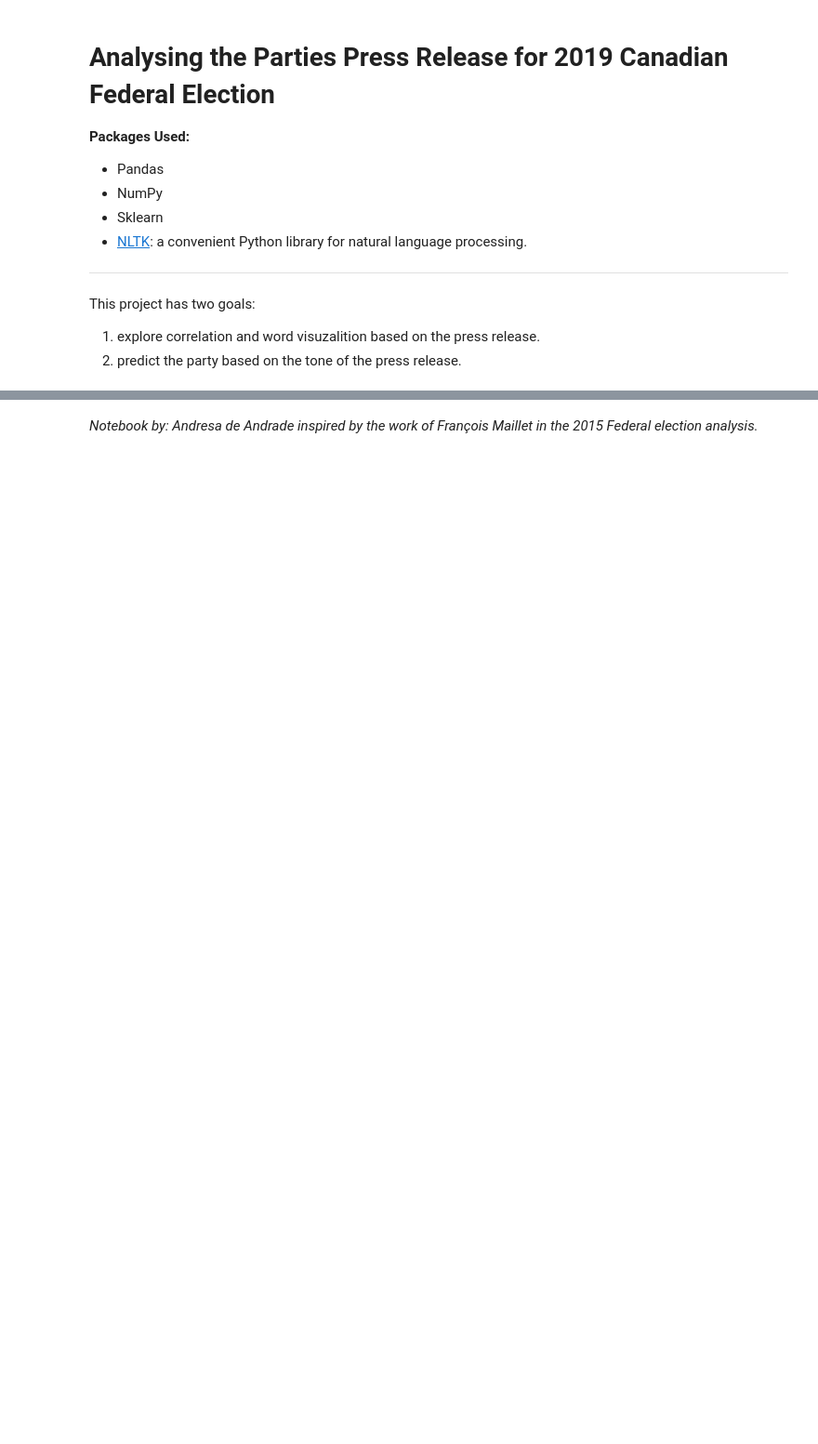
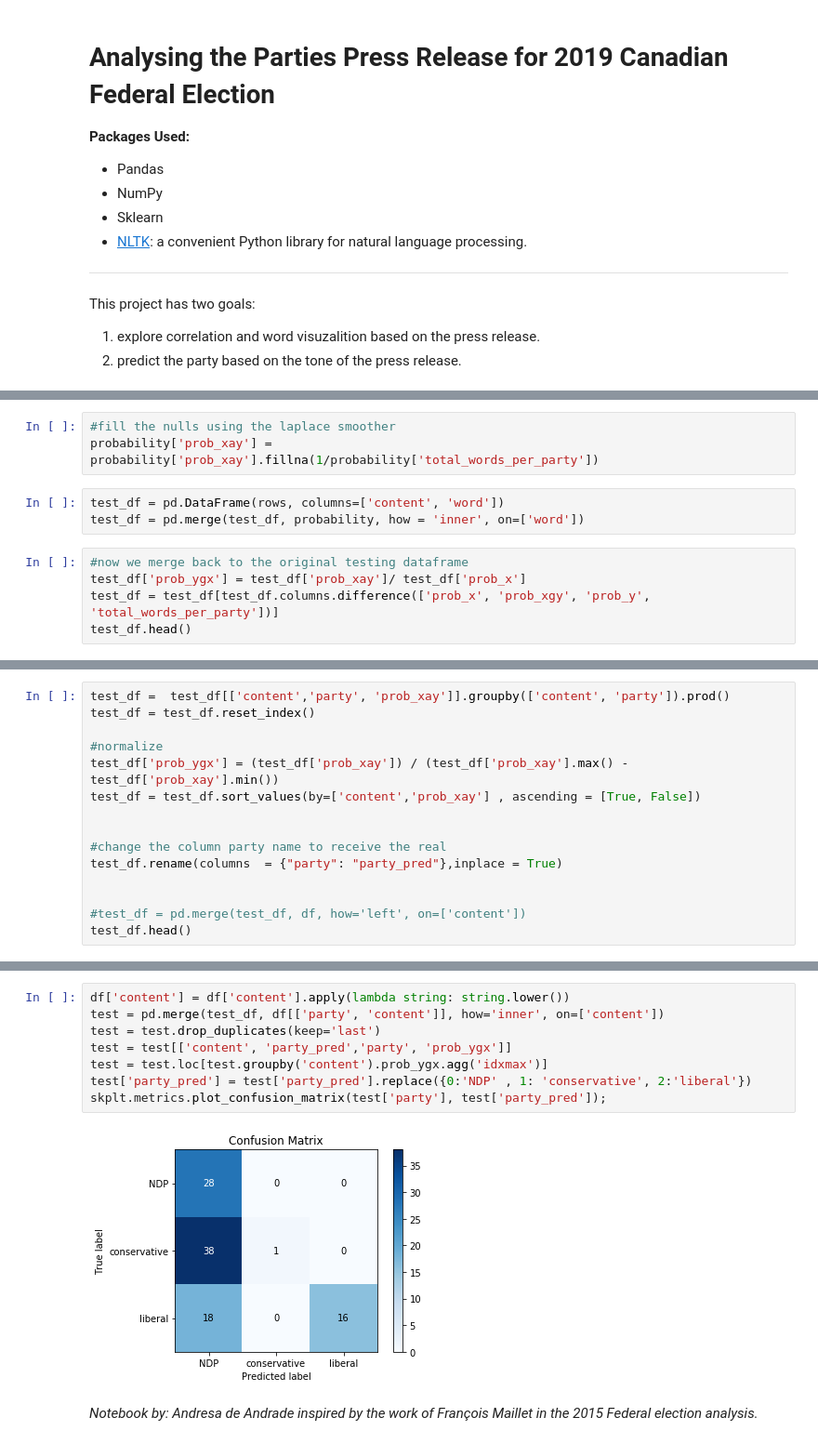
Before and after one commit to dresenhista/canada_election2019, a Jupyter notebook: election2019.ipynb, the cells around one changed output, grey strips where cells are left out. Shown: that part at 93% size. Saved outputs shown, nothing was run; the diff lists cells and outputs as text; blank space fills up the shorter version.

```diff
--- a/election2019.ipynb
+++ b/election2019.ipynb
@@ -63,0 +275,11 @@ priors: {'liberal': 0.29739776951672864, 'NDP': 0.5055762081784386, 'conservativ
+# %%
+#fill the nulls using the laplace smoother
+probability['prob_xay'] = probability['prob_xay'].fillna(1/probability['total_words_per_party'])
+# %%
+test_df = pd.DataFrame(rows, columns=['content', 'word'])
+test_df = pd.merge(test_df, probability, how = 'inner', on=['word'])
+# %%
+#now we merge back to the original testing dataframe
+test_df['prob_ygx'] = test_df['prob_xay']/ test_df['prob_x']
+test_df = test_df[test_df.columns.difference(['prob_x', 'prob_xgy', 'prob_y', 'total_words_per_party'])]
+test_df.head()
@@ -63,0 +293,15 @@ priors: {'liberal': 0.29739776951672864, 'NDP': 0.5055762081784386, 'conservativ
+# %%
+test_df =  test_df[['content','party', 'prob_xay']].groupby(['content', 'party']).prod()
+test_df = test_df.reset_index()
+
+#normalize
+test_df['prob_ygx'] = (test_df['prob_xay']) / (test_df['prob_xay'].max() - test_df['prob_xay'].min())
+test_df = test_df.sort_values(by=['content','prob_xay'] , ascending = [True, False])
+
+
+#change the column party name to receive the real
+test_df.rename(columns  = {"party": "party_pred"},inplace = True)
+
+
+#test_df = pd.merge(test_df, df, how='left', on=['content'])
+test_df.head()
@@ -64,2 +324,12 @@ priors: {'liberal': 0.29739776951672864, 'NDP': 0.5055762081784386, 'conservativ
+# %%
+df['content'] = df['content'].apply(lambda string: string.lower())
+test = pd.merge(test_df, df[['party', 'content']], how='inner', on=['content'])
+test = test.drop_duplicates(keep='last')
+test = test[['content', 'party_pred','party', 'prob_ygx']]
+test = test.loc[test.groupby('content').prob_ygx.agg('idxmax')]
+test['party_pred'] = test['party_pred'].replace({0:'NDP' , 1: 'conservative', 2:'liberal'})
+skplt.metrics.plot_confusion_matrix(test['party'], test['party_pred']);
+# %% [output]
+[figure, added]
 # %% [markdown]
 _Notebook by: Andresa de Andrade inspired by the work of François Maillet in the 2015 Federal election analysis._
```
Also changed, not shown: parts of 30 cells of this notebook, 7 other files.
